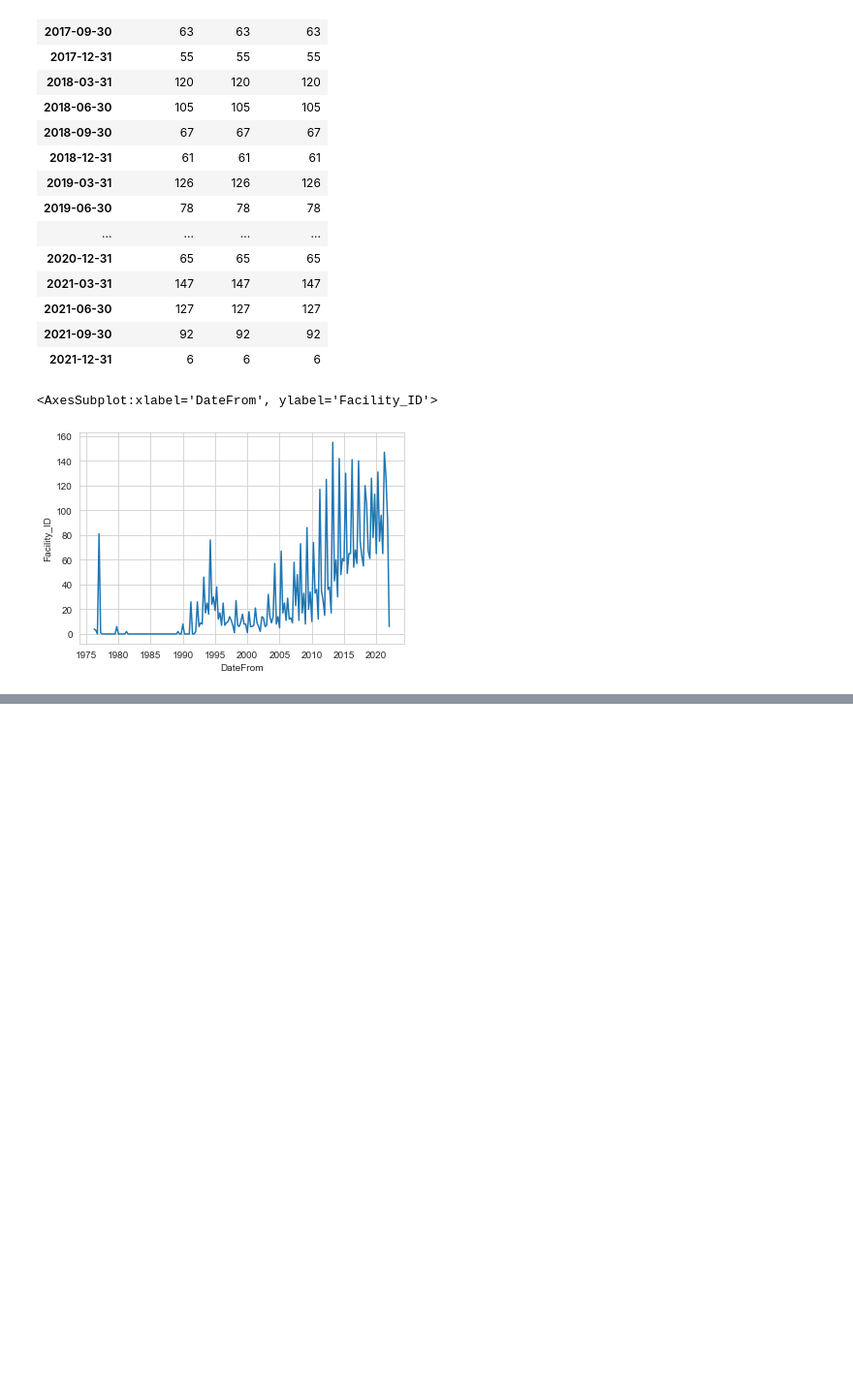
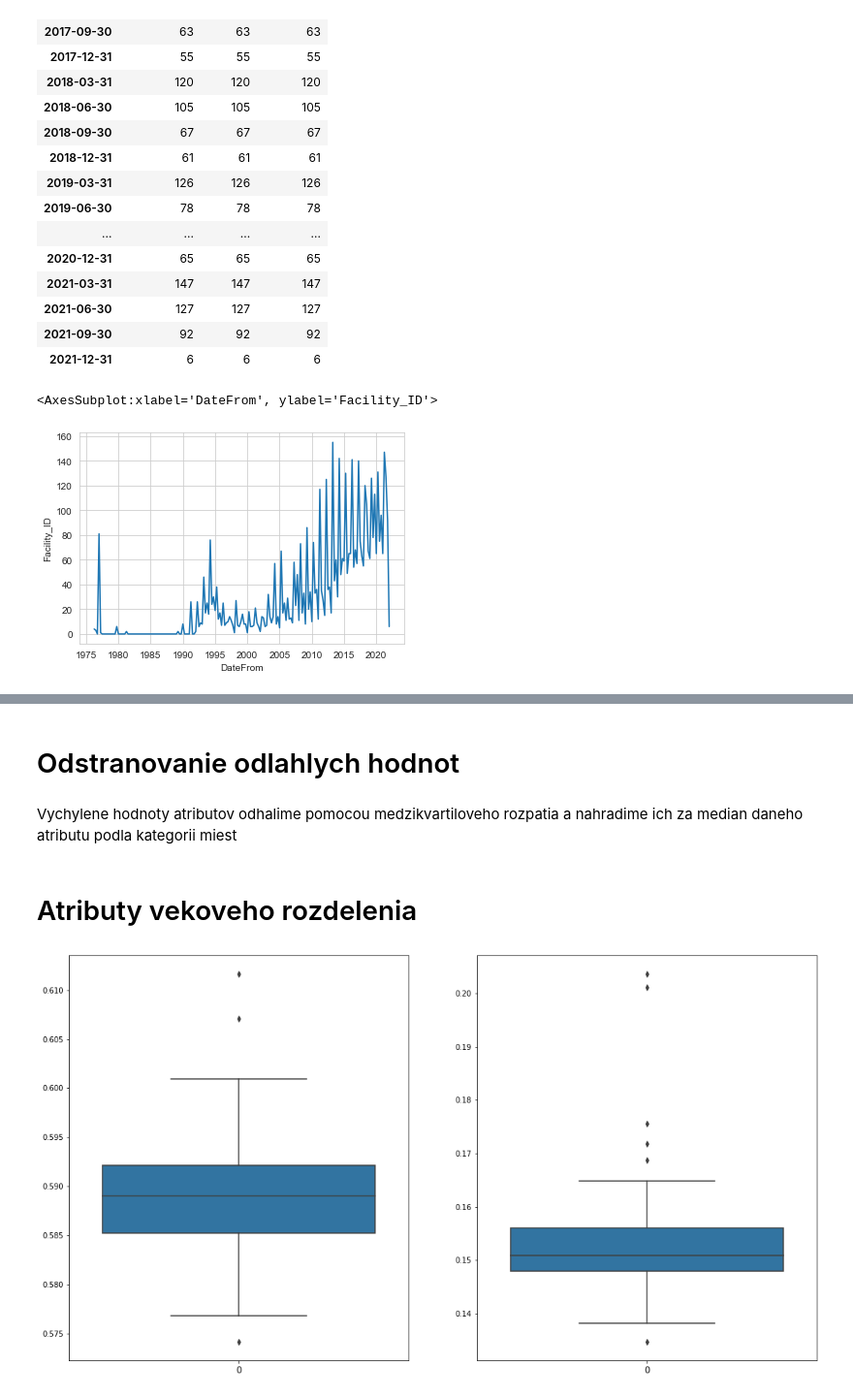
Before and after one commit to adaryb123/UPAproject, a Jupyter notebook: Part_2_own_tasks.ipynb, the cells around one changed output, grey strips where cells are left out. Shown at 97% size. Cells and saved outputs as stored; diff of their text form; code cells hidden in the pictures; blank space fills up the shorter version.

```diff
--- a/Part_2_own_tasks.ipynb
+++ b/Part_2_own_tasks.ipynb
@@ -155,0 +165,6 @@ sns.lineplot(data=new_df,x="DateFrom", y="Facility_ID")
+# %%
+#df_pop.columns
+df_pop['Population_count'] = df_pop['0-5 '] + df_pop['5-10  '] + df_pop['10-15 '] + df_pop['15-20 '] + df_pop['20-25 '] + df_pop['20-25 '] + df_pop['25-30 '] + df_pop['30-35 '] + df_pop['35-40 '] + df_pop['40-45 '] + df_pop['45-50 '] + df_pop['50-55 '] + df_pop['55-60 '] + df_pop['60-65 '] + df_pop['65-70 '] + df_pop['70-75 '] + df_pop['75-80 '] + df_pop['80-85 '] + df_pop['85-90 '] + df_pop['90-95 '] + df_pop['Od 95 ']
+df_pop['15-64_percentage'] = (df_pop['15-20 '] + df_pop['20-25 '] + df_pop['20-25 '] + df_pop['25-30 '] + df_pop['30-35 '] + df_pop['35-40 '] + df_pop['40-45 '] + df_pop['45-50 '] + df_pop['55-60 '] + df_pop['60-65 ']) / df_pop['Population_count']
+df_pop['0-14_percentage'] = (df_pop['0-5 '] + df_pop['5-10  '] + df_pop['10-15 ']) / df_pop['Population_count']
+df_pop.head()
@@ -155,0 +181,13 @@ sns.lineplot(data=new_df,x="DateFrom", y="Facility_ID")
+# %%
+def determine_size(row):
+    if row['Population_count'] > 120000:
+        val = "big"
+    elif  row['Population_count'] < 95000:
+        val = "small"
+    else:
+        val = "medium"
+    return val
+
+df_pop['Size'] = df_pop.apply(determine_size, axis=1)
+df_pop = df_pop.drop(df_pop.columns.difference(['0-14_percentage','15-64_percentage','Size','Region']),1)
+df_pop.head()
@@ -155,0 +201,13 @@ sns.lineplot(data=new_df,x="DateFrom", y="Facility_ID")
+# %%
+df_fac = df_fac.groupby(['Region', 'Domain']).size().reset_index(name='Count')
+# %%
+df_c1 = df_pop.copy()
+
+for facility_name in df_fac['Domain'].unique():
+    for region_name in df_c1['Region'].unique():
+        count = df_fac.loc[(df_fac['Domain'] == facility_name) & (df_fac['Region'] == region_name), 'Count']
+        if len(count) == 0:
+            count = 0
+        df_c1.loc[df_c1['Region'] == region_name, facility_name] = int(count)
+
+df_c1.head(78)
@@ -155,0 +228,6 @@ sns.lineplot(data=new_df,x="DateFrom", y="Facility_ID")
+# %% [markdown]
+# Odstranovanie odlahlych hodnot
+# %% [markdown]
+Vychylene hodnoty atributov odhalime pomocou medzikvartiloveho rozpatia a nahradime ich za median daneho atributu podla kategorii miest
+# %% [markdown]
+# Atributy vekoveho rozdelenia
@@ -155,0 +236,7 @@ sns.lineplot(data=new_df,x="DateFrom", y="Facility_ID")
+# %%
+
+fig, axs = plt.subplots(ncols=2)
+plt1 = sns.boxplot(data=df_c1['15-64_percentage'], ax=axs[0])
+plt2 = sns.boxplot(data=df_c1['0-14_percentage'], ax=axs[1])
+# %% [output]
+[figure, added]
```
Also changed, not shown: parts of 19 cells of this notebook, 2 other files.
